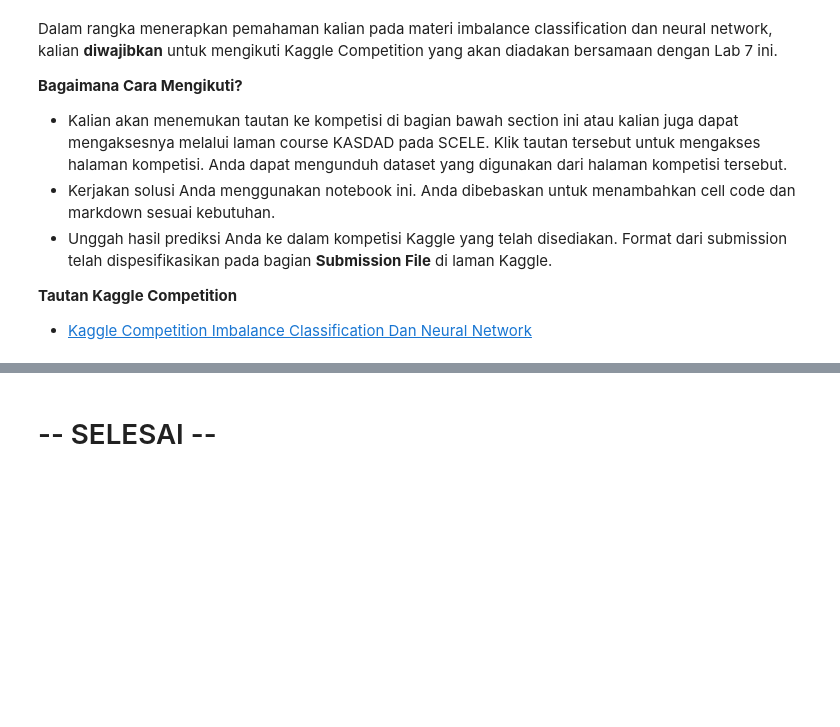
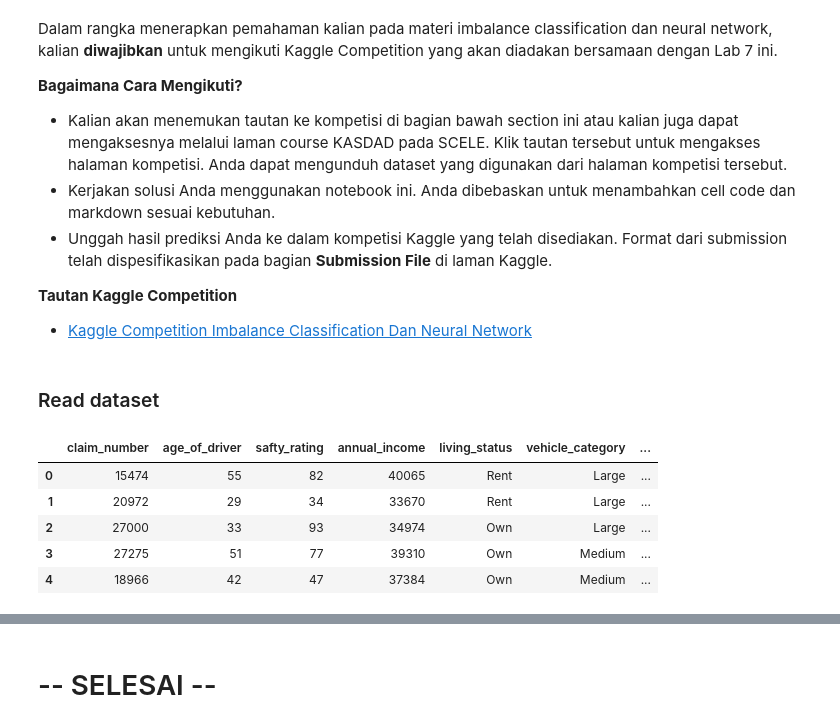
Before and after one commit to farrelayman09/lab-kasdad-7, a Jupyter notebook: Lab_7.ipynb, the cells around one changed output, grey strips where cells are left out. Saved outputs shown, nothing was run; the diff lists cells and outputs as text; code cells hidden in the pictures; blank space fills up the shorter version.

```diff
--- a/Lab_7.ipynb
+++ b/Lab_7.ipynb
@@ -1169,3 +1173,18 @@ Dalam rangka menerapkan pemahaman kalian pada materi imbalance classification da
 *   [Kaggle Competition Imbalance Classification Dan Neural Network](https://www.kaggle.com/competitions/klasifikasi-lab-7)
 # %%
 # Lakukan pengerjaan kaggle competition di sini
+# %% [markdown]
+### Read dataset
+# %%
+# Membuka dataset dan menampilkannya
+csv_url = 'https://raw.githubusercontent.com/farrelayman09/lab-kasdad-7/master/klasifikasi-lab-7/car_claim_fraud_training.csv'
+
+fraud_df = pd.read_csv(csv_url)
+fraud_df.head()
+# %% [output]
+|  | claim_number | age_of_driver | safty_rating | annual_income | living_status | vehicle_category | ... |
+| 0 | 15474 | 55 | 82 | 40065 | Rent | Large | ... |
+| 1 | 20972 | 29 | 34 | 33670 | Rent | Large | ... |
+| 2 | 27000 | 33 | 93 | 34974 | Own | Large | ... |
+| 3 | 27275 | 51 | 77 | 39310 | Own | Medium | ... |
+| 4 | 18966 | 42 | 47 | 37384 | Own | Medium | ... |
```
Also changed, not shown: parts of 56 cells of this notebook.
